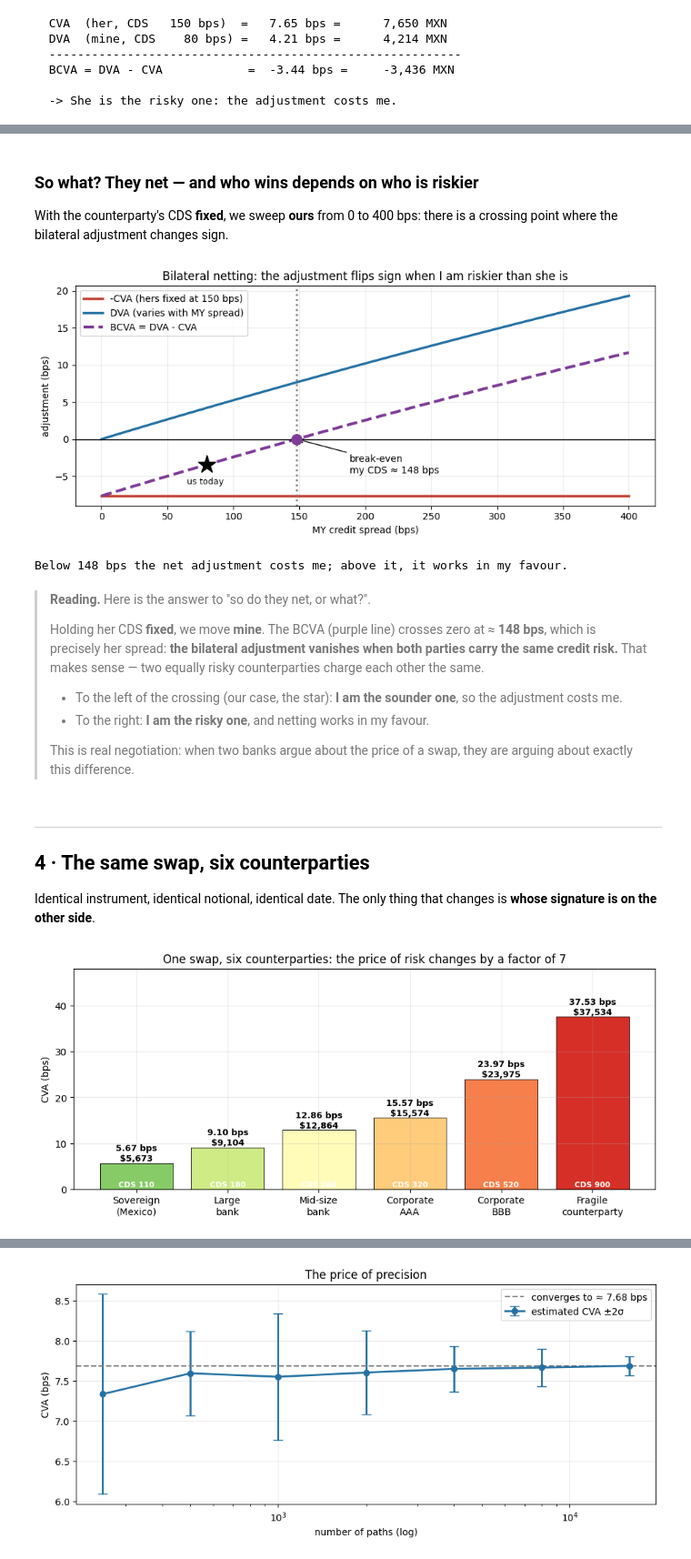
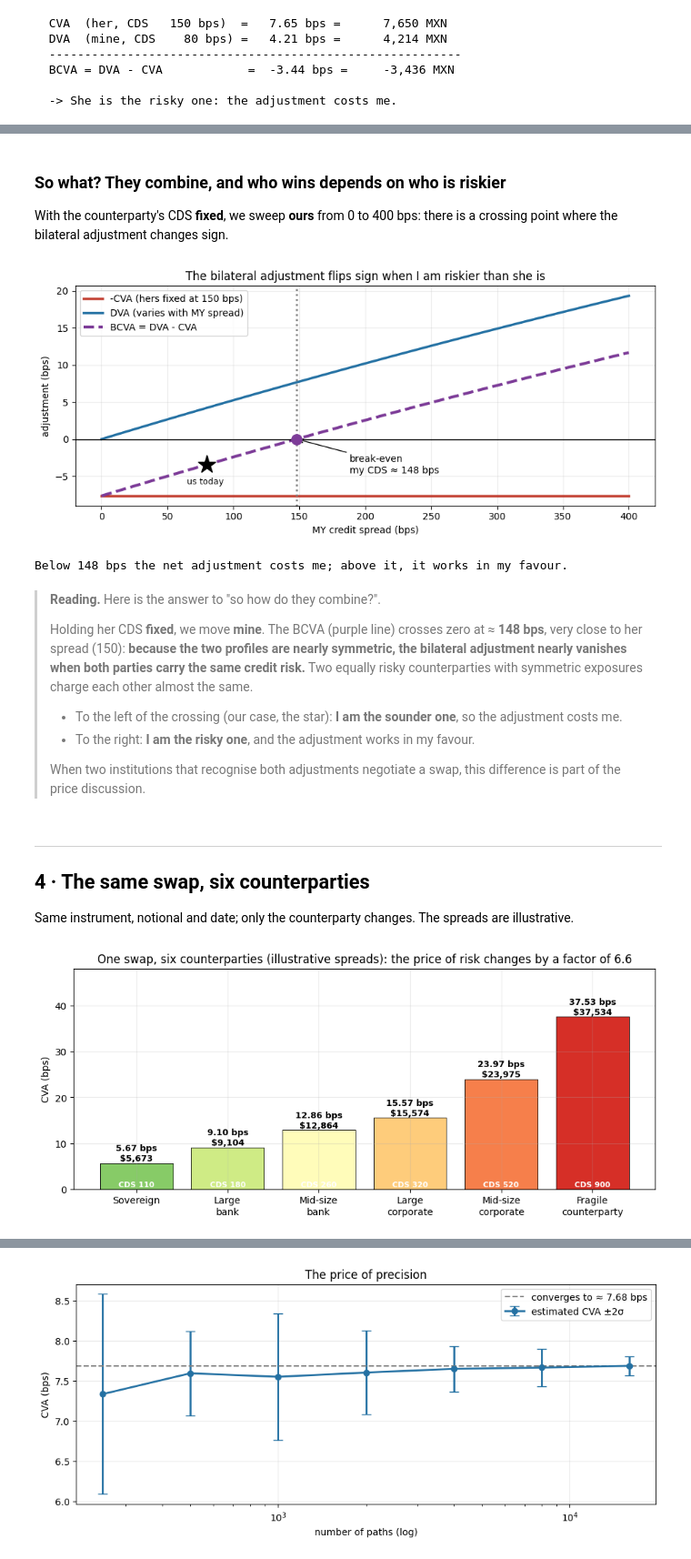
Before and after one commit to mauriliopatino/counterparty-risk-xva, a Jupyter notebook: cva_dva_demo_ENG.ipynb, the cells around one changed output, grey strips where cells are left out. Shown at 91% size. Cells and saved outputs as stored; diff of their text form; code cells hidden in the pictures.

```diff
--- a/cva_dva_demo_ENG.ipynb
+++ b/cva_dva_demo_ENG.ipynb
@@ -234,5 +254,5 @@ print(f"\n  -> {'I am the risky one: the adjustment works in my favour.' if bcva
 # %% [markdown]
-### So what? They net — and who wins depends on who is riskier
+### So what? They combine, and who wins depends on who is riskier
 With the counterparty's CDS **fixed**, we sweep **ours** from 0 to 400 bps: there is a crossing
 point where the bilateral adjustment changes sign.
 # %%
@@ -254,46 +274,46 @@ ax.annotate(f'break-even\nmy CDS ≈ {crossing:.0f} bps', xy=(crossing, 0), xyte
 ax.plot(cds_mine, bcva, '*', ms=20, color='k', zorder=5)
 ax.annotate('us today', xy=(cds_mine, bcva), xytext=(cds_mine-15, bcva-cva*0.35), fontsize=9)
 ax.set(xlabel='MY credit spread (bps)', ylabel='adjustment (bps)',
-       title='Bilateral netting: the adjustment flips sign when I am riskier than she is')
+       title='The bilateral adjustment flips sign when I am riskier than she is')
 ax.legend(loc='upper left'); plt.show()
 print(f"Below {crossing:.0f} bps the net adjustment costs me; above it, it works in my favour.")
 # %% [output]
-[figure, old version]
+[figure, new version]
 Below 148 bps the net adjustment costs me; above it, it works in my favour.
 # %% [markdown]
-> **Reading.** Here is the answer to "so do they net, or what?".
+> **Reading.** Here is the answer to "so how do they combine?".
 >
 > Holding her CDS **fixed**, we move **mine**. The BCVA (purple line) crosses zero at ≈ **148 bps**,
-> which is precisely her spread: **the bilateral adjustment vanishes when both parties carry the
-> same credit risk.** That makes sense — two equally risky counterparties charge each other the same.
+> very close to her spread (150): **because the two profiles are nearly symmetric, the bilateral
+> adjustment nearly vanishes when both parties carry the same credit risk.** Two equally risky
+> counterparties with symmetric exposures charge each other almost the same.
 >
 > - To the left of the crossing (our case, the star): **I am the sounder one**, so the adjustment
 >   costs me.
-> - To the right: **I am the risky one**, and netting works in my favour.
+> - To the right: **I am the risky one**, and the adjustment works in my favour.
 >
-> This is real negotiation: when two banks argue about the price of a swap, they are arguing about
-> exactly this difference.
+> When two institutions that recognise both adjustments negotiate a swap, this difference is part
+> of the price discussion.
 # %% [markdown]
 ---
 ## 4 · The same swap, six counterparties
-Identical instrument, identical notional, identical date. The only thing that changes is **whose
-signature is on the other side**.
+Same instrument, notional and date; only the counterparty changes. The spreads are illustrative.
 # %%
-cps = [('Sovereign\n(Mexico)', 110), ('Large\nbank', 180), ('Mid-size\nbank', 260),
-       ('Corporate\nAAA', 320), ('Corporate\nBBB', 520), ('Fragile\ncounterparty', 900)]
+cps = [('Sovereign', 110), ('Large\nbank', 180), ('Mid-size\nbank', 260),
+       ('Large\ncorporate', 320), ('Mid-size\ncorporate', 520), ('Fragile\ncounterparty', 900)]
 vals = [xva_bps(EE, s) for _, s in cps]
 
 fig, ax = plt.subplots(figsize=(11, 4.2))
 bars = ax.bar([c[0] for c in cps], vals, edgecolor='k', lw=.6,
               color=plt.cm.RdYlGn_r(np.linspace(.25, .9, len(cps))))
 for bar, v, (_, s) in zip(bars, vals, cps):
     xc = bar.get_x() + bar.get_width()/2
     ax.text(xc, v + .5, f'{v:.2f} bps\n${v/1e4*Noc:,.0f}', ha='center', fontsize=9, fontweight='bold')
     ax.text(xc, .6, f'CDS {s}', ha='center', fontsize=8, color='white', fontweight='bold')
 ax.set(ylabel='CVA (bps)', ylim=(0, max(vals)*1.28),
-       title='One swap, six counterparties: the price of risk changes by a factor of '
-             f'{max(vals)/min(vals):.0f}')
+       title='One swap, six counterparties (illustrative spreads): the price of risk changes by a factor of '
+             f'{max(vals)/min(vals):.1f}')
 plt.show()
 # %% [output]
-[figure, old version]
+[figure, new version]
 # %% [markdown]
```
Also changed, not shown: parts of 27 cells of this notebook, 4 other files.
